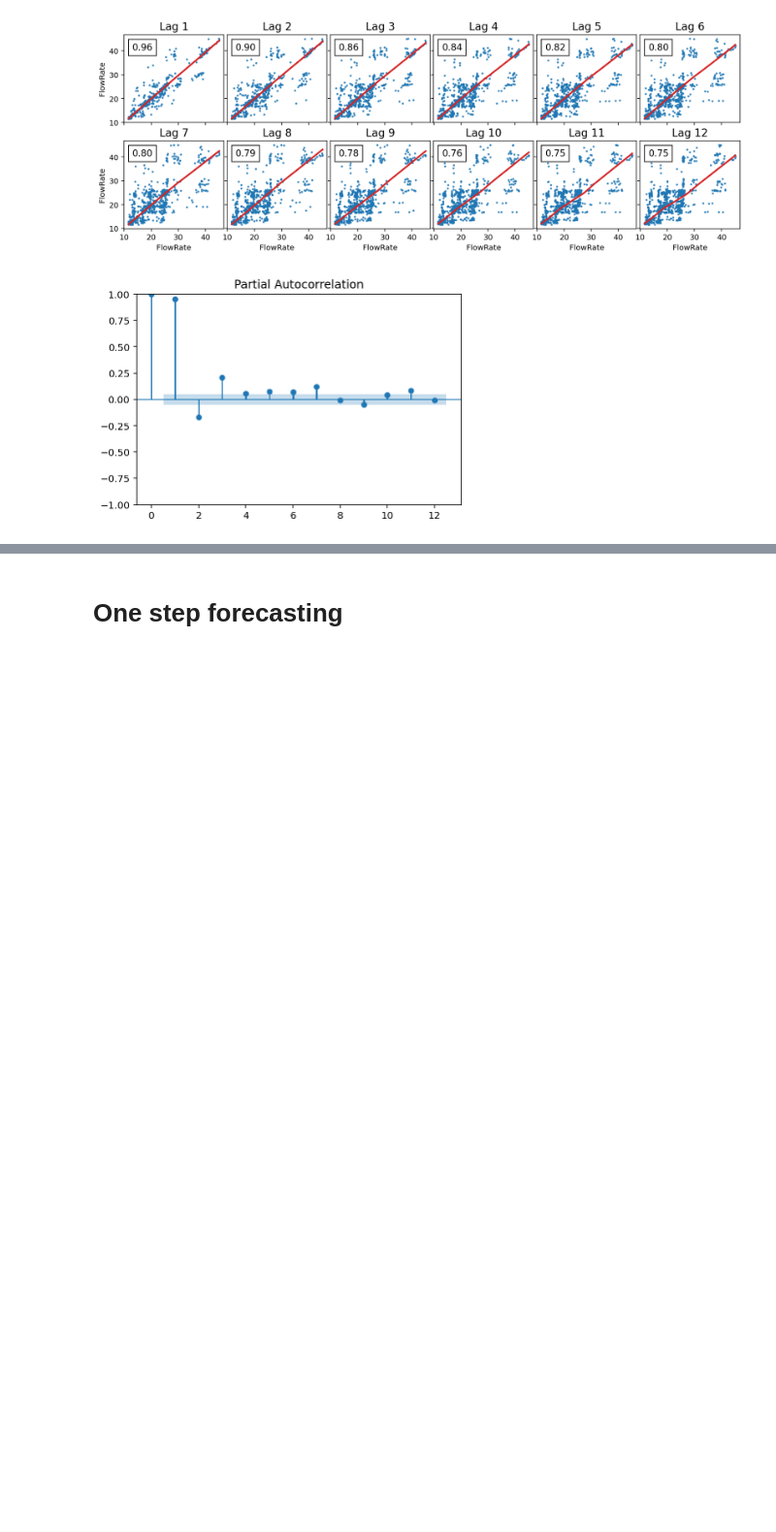
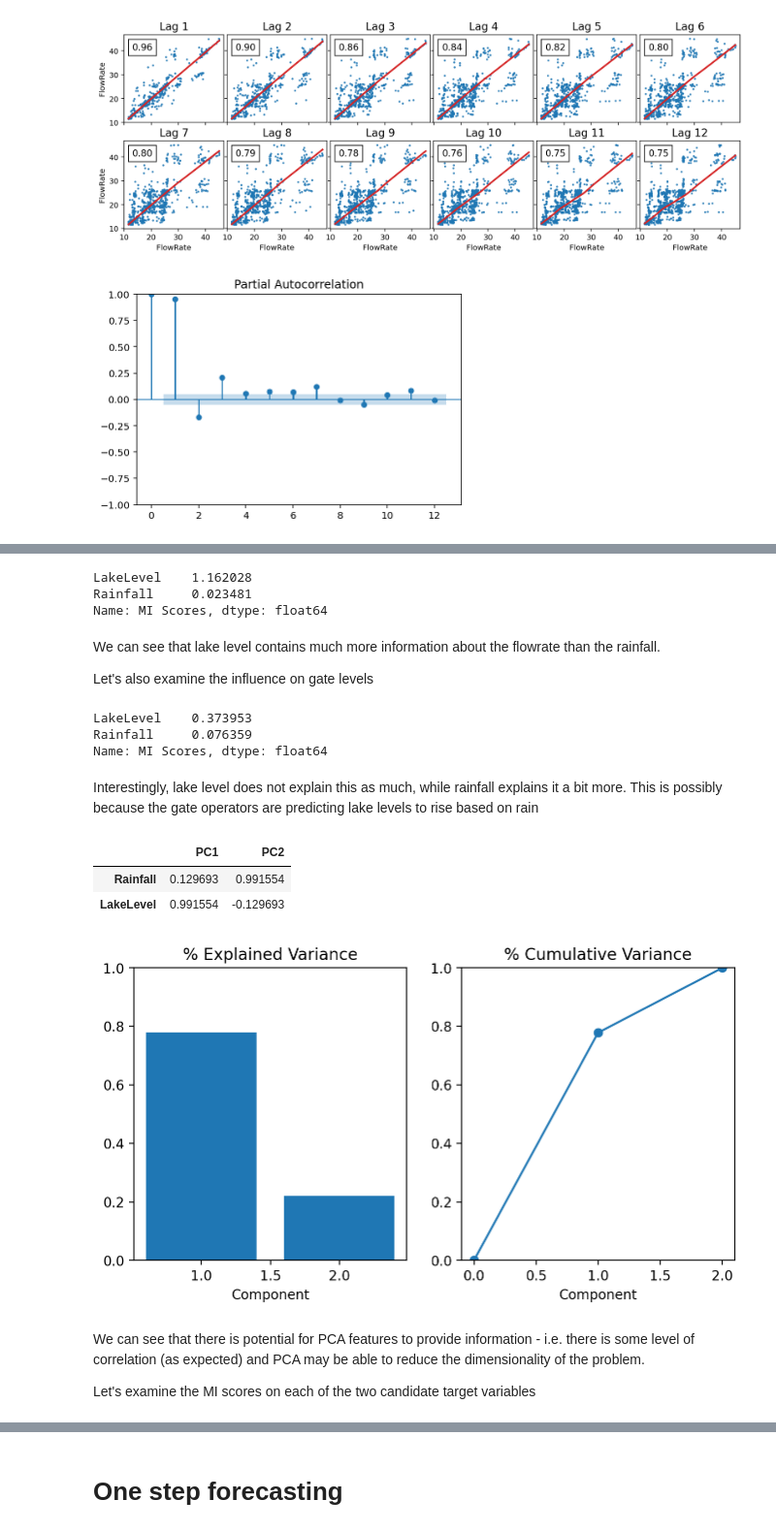
Before and after one commit to chrisgjarrett/kaituna-model, a Jupyter notebook: kaituna-flow-predictions-gate-level-classification.ipynb, the cells around one changed output, grey strips where cells are left out. Shown at 97% size. Saved outputs shown, nothing was run; the diff lists cells and outputs as text; code cells hidden in the pictures; blank space fills up the shorter version.

```diff
--- a/kaituna-flow-predictions-gate-level-classification.ipynb
+++ b/kaituna-flow-predictions-gate-level-classification.ipynb
@@ -602,0 +660,55 @@ _ = plot_pacf(X_daily.FlowRate, lags=12)
+# %%
+mi_scores = make_mi_scores(X_daily[["Rainfall","LakeLevel"]], X_daily["FlowRate"], discrete_features=False)
+mi_scores
+# %% [output]
+LakeLevel    1.162028
+Rainfall     0.023481
+Name: MI Scores, dtype: float64
+# %% [markdown]
+We can see that lake level contains much more information about the flowrate than the rainfall.
+
+Let's also examine the influence on gate levels
+# %%
+mi_scores = make_mi_scores(X_daily[["Rainfall","LakeLevel"]], X_daily["AverageGateOrdinal"], discrete_features=False)
+mi_scores
+# %% [output]
+LakeLevel    0.373953
+Rainfall     0.076359
+Name: MI Scores, dtype: float64
+# %% [markdown]
+Interestingly, lake level does not explain this as much, while rainfall explains it a bit more. This is possibly because the gate operators are predicting lake levels to rise based on rain
+# %%
+# Exploring potential for PCA
+X_pca_candidate = X_daily[["Rainfall","LakeLevel"]]
+
+# define min max scaler
+scaler = MinMaxScaler()
+
+# transform data
+scaled = scaler.fit_transform(X_pca_candidate)
+
+# Create principal components
+pca = PCA()
+X_pca = pca.fit_transform(scaled)
+
+# Convert to dataframe
+component_names = [f"PC{i+1}" for i in range(X_pca.shape[1])]
+X_pca = pd.DataFrame(X_pca, columns=component_names)
+
+loadings = pd.DataFrame(
+    pca.components_.T,  # transpose the matrix of loadings
+    columns=component_names,  # so the columns are the principal components
+    index=["Rainfall","LakeLevel"],  # and the rows are the original features
+)
+
+display(loadings)
+plot_variance(pca);
+# %% [output]
+|  | PC1 | PC2 |
+| Rainfall | 0.129693 | 0.991554 |
+| LakeLevel | 0.991554 | -0.129693 |
+[figure, added]
+# %% [markdown]
+We can see that there is potential for PCA features to provide information - i.e. there is some level of correlation (as expected) and PCA may be able to reduce the dimensionality of the problem.
+
+Let's examine the MI scores on each of the two candidate target variables
```
Also changed, not shown: parts of 26 cells of this notebook.
